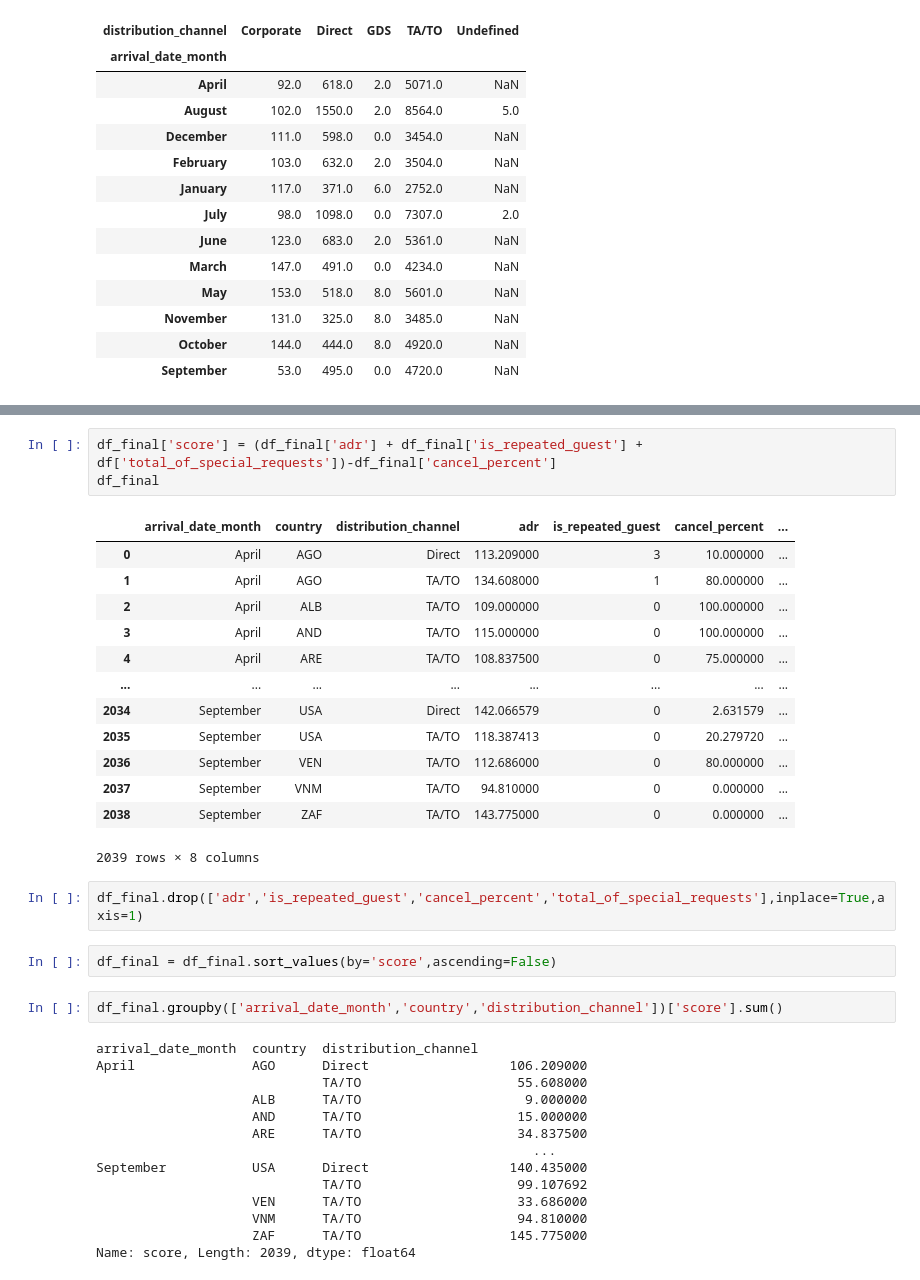
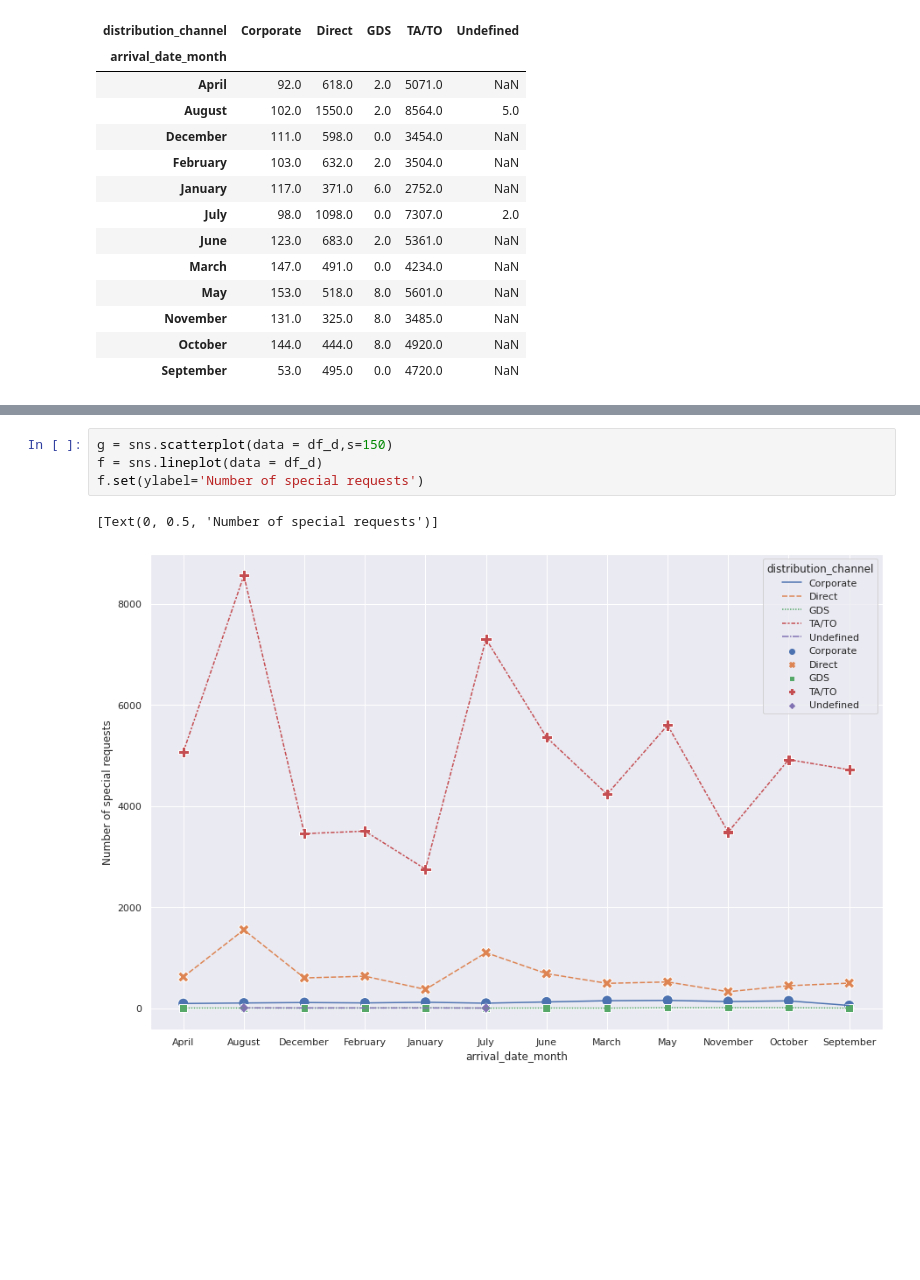
Before and after one commit to harshmudgil97/almabetter-EDA, a Jupyter notebook: CH_Harsh_Mudgil_Hotel_Booking_Analysis_Capstone_Project.ipynb, the cells around one changed output, grey strips where cells are left out. Saved outputs shown, nothing was run; the diff lists cells and outputs as text; blank space fills up the shorter version.

```diff
--- a/CH_Harsh_Mudgil_Hotel_Booking_Analysis_Capstone_Project.ipynb
+++ b/CH_Harsh_Mudgil_Hotel_Booking_Analysis_Capstone_Project.ipynb
@@ -168,37 +154,7 @@ df_final.head()
-# %%
-df_final['score'] = (df_final['adr'] + df_final['is_repeated_guest'] + df['total_of_special_requests'])-df_final['cancel_percent']
-df_final
-# %% [output]
-|  | arrival_date_month | country | distribution_channel | adr | is_repeated_guest | cancel_percent | ... |
-| 0 | April | AGO | Direct | 113.209000 | 3 | 10.000000 | ... |
-| 1 | April | AGO | TA/TO | 134.608000 | 1 | 80.000000 | ... |
-| 2 | April | ALB | TA/TO | 109.000000 | 0 | 100.000000 | ... |
-| 3 | April | AND | TA/TO | 115.000000 | 0 | 100.000000 | ... |
-| 4 | April | ARE | TA/TO | 108.837500 | 0 | 75.000000 | ... |
-| ... | ... | ... | ... | ... | ... | ... | ... |
-| 2034 | September | USA | Direct | 142.066579 | 0 | 2.631579 | ... |
-| 2035 | September | USA | TA/TO | 118.387413 | 0 | 20.279720 | ... |
-| 2036 | September | VEN | TA/TO | 112.686000 | 0 | 80.000000 | ... |
-| 2037 | September | VNM | TA/TO | 94.810000 | 0 | 0.000000 | ... |
-| 2038 | September | ZAF | TA/TO | 143.775000 | 0 | 0.000000 | ... |
-2039 rows × 8 columns
-# %%
-df_final.drop(['adr','is_repeated_guest','cancel_percent','total_of_special_requests'],inplace=True,axis=1)
-# %%
-df_final = df_final.sort_values(by='score',ascending=False)
-# %%
-df_final.groupby(['arrival_date_month','country','distribution_channel'])['score'].sum()
-# %% [output]
-arrival_date_month  country  distribution_channel
-April               AGO      Direct                  106.209000
-                             TA/TO                    55.608000
-                    ALB      TA/TO                     9.000000
-                    AND      TA/TO                    15.000000
-                    ARE      TA/TO                    34.837500
-                                                        ...
-September           USA      Direct                  140.435000
-                             TA/TO                    99.107692
-                    VEN      TA/TO                    33.686000
-                    VNM      TA/TO                    94.810000
-                    ZAF      TA/TO                   145.775000
-Name: score, Length: 2039, dtype: float64
+# %%
+g = sns.scatterplot(data = df_d,s=150)
+f = sns.lineplot(data = df_d)
+f.set(ylabel='Number of special requests')
+# %% [output]
+[Text(0, 0.5, 'Number of special requests')]
+[figure, added]
```
Also changed, not shown: parts of 15 cells of this notebook.
